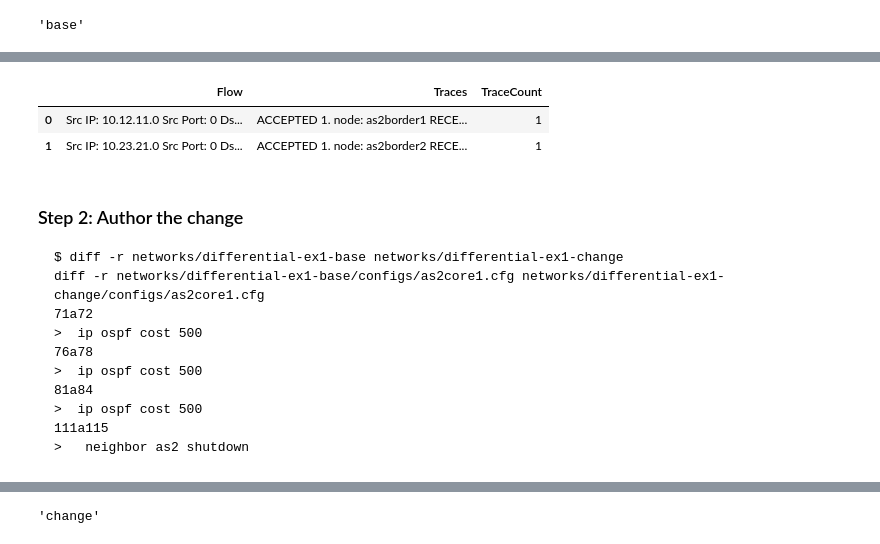
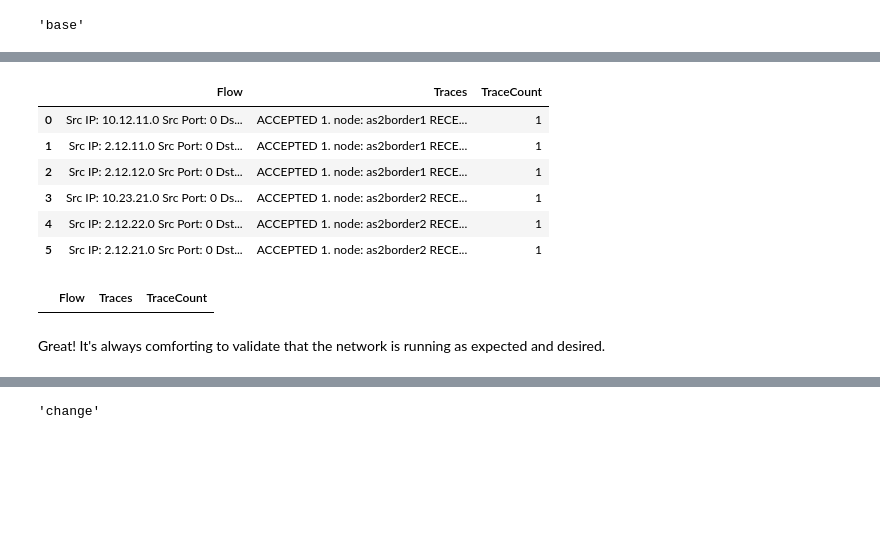
Before and after one commit to ik-networking/pybatfish, a Jupyter notebook: jupyter_notebooks/Introduction to Differential Forwarding Analysis.ipynb, the cells around one changed output, grey strips where cells are left out. Drawn from its saved outputs; the diff is of its cells as text; code cells hidden in the pictures; blank space fills up the shorter version.

````diff
--- a/jupyter_notebooks/Introduction to Differential Forwarding Analysis.ipynb
+++ b/jupyter_notebooks/Introduction to Differential Forwarding Analysis.ipynb
@@ -28,24 +32,26 @@ bf_init_snapshot(EX1_BASE_PATH, name=EX1_BASE_NAME, overwrite=True)
 # %%
+# Some external traffic to hosts is routed through as2core1
 answer = bfq.reachability(
-    headers=HeaderConstraints(dstIps="2.128.0.1", applications=["SSH"]),
-    pathConstraints=PathConstraints(startLocation="enter(as2border.*[GigabitEthernet0/0])")
+    pathConstraints=PathConstraints(startLocation="enter(as2border.*)", transitLocations="as2core1"),
+    headers = HeaderConstraints(dstIps="ofLocation(host.*)"),
 ).answer(snapshot=EX1_BASE_NAME)
 display_html(answer.frame())
 # %% [output]
 |  | Flow | Traces | TraceCount |
 | 0 | Src IP: 10.12.11.0 Src Port: 0 Ds... | ACCEPTED 1. node: as2border1 RECE... | 1 |
-| 1 | Src IP: 10.23.21.0 Src Port: 0 Ds... | ACCEPTED 1. node: as2border2 RECE... | 1 |
+| 1 | Src IP: 2.12.11.0 Src Port: 0 Dst... | ACCEPTED 1. node: as2border1 RECE... | 1 |
+| 2 | Src IP: 2.12.12.0 Src Port: 0 Dst... | ACCEPTED 1. node: as2border1 RECE... | 1 |
+| 3 | Src IP: 10.23.21.0 Src Port: 0 Ds... | ACCEPTED 1. node: as2border2 RECE... | 1 |
+| 4 | Src IP: 2.12.22.0 Src Port: 0 Dst... | ACCEPTED 1. node: as2border2 RECE... | 1 |
+| 5 | Src IP: 2.12.21.0 Src Port: 0 Dst... | ACCEPTED 1. node: as2border2 RECE... | 1 |
-# %% [markdown]
-### Step 2: Author the change
-```
-$ diff -r networks/differential-ex1-base networks/differential-ex1-change
-diff -r networks/differential-ex1-base/configs/as2core1.cfg networks/differential-ex1-change/configs/as2core1.cfg
-71a72
->  ip ospf cost 500
-76a78
->  ip ospf cost 500
-81a84
->  ip ospf cost 500
-111a115
->   neighbor as2 shutdown
-```
+# %%
+# No traffic to the hosts is routed through as2core2
+answer = bfq.reachability(
+    pathConstraints=PathConstraints(startLocation="enter(as2border.*)", transitLocations="as2core2"),
+    headers = HeaderConstraints(dstIps="ofLocation(host.*)")
+).answer(snapshot=EX1_BASE_NAME)
+display_html(answer.frame())
+# %% [output]
+|  | Flow | Traces | TraceCount |
+# %% [markdown]
+Great! It's always comforting to validate that the network is running as expected and desired.
````
Also changed, not shown: parts of 23 cells of this notebook, 14 other files.
